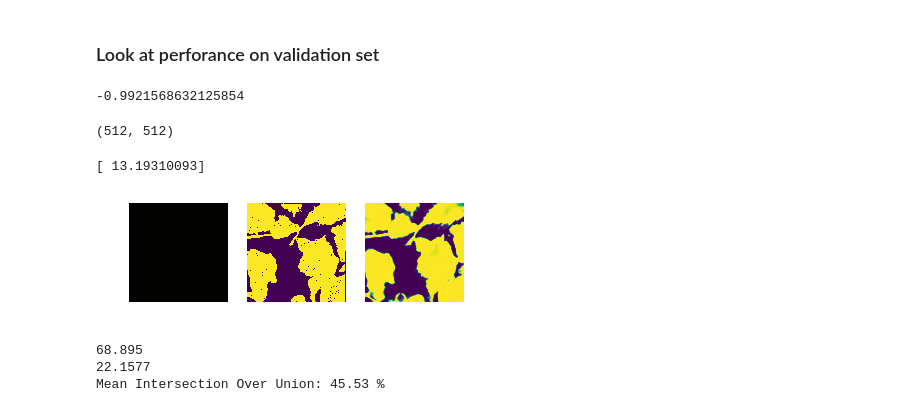
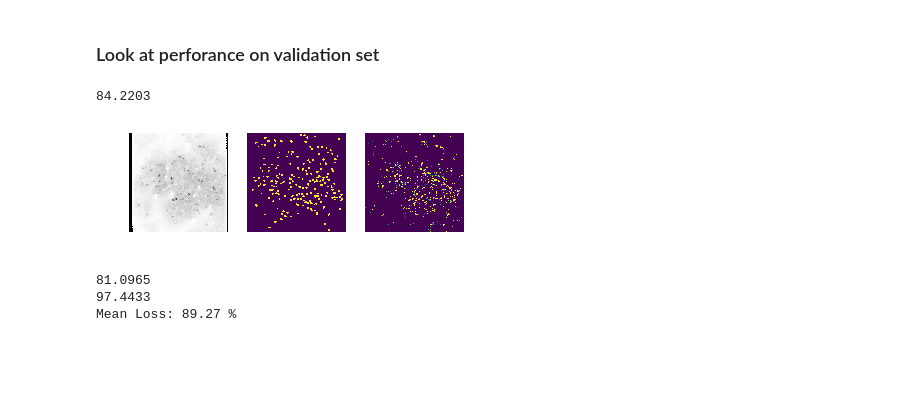
Before and after one commit to sofroniewn/pytorch-segmentation, a Jupyter notebook: notebook.ipynb, the cells around one changed output. Saved outputs shown, nothing was run; the diff lists cells and outputs as text; code cells hidden in the pictures; blank space fills up the shorter version.

```diff
--- a/notebook.ipynb
+++ b/notebook.ipynb
@@ -200,7 +173,7 @@ loss.backward()
 # %%
 from segmentation.main import train
 # %%
-for epoch in range(2):  # loop over the dataset multiple times
-    train(trainloader, net, criterion, optimizer, epoch)
+for epoch in range(200):  # loop over the dataset multiple times
+    train(trainloader, net, criterion, optimizer, epoch, 19)
 print('Finished Training')
 # %% [output]
@@ -210,7 +199,7 @@ Finished Training
 # %%
 import torch
 from os.path import join
-snapshot_name = 'UNet_1'
+snapshot_name = 'UNet_3'
 # %%
 torch.save(net.state_dict(), join(base, 'models', snapshot_name + '.pth'))
 torch.save(optimizer.state_dict(), join(base, 'models', 'opt_' + snapshot_name + '.pth'))
@@ -219,15 +208,20 @@ net.load_state_dict(torch.load(join(base, 'models', snapshot_name + '.pth'), map
 #optimizer.load_state_dict(torch.load(join(base, 'models', 'opt_' + snapshot_name + '.pth'), map_location={'cuda:0': 'cpu'}))
 # %% [markdown]
 ### Look at perforance on validation set
+# %%
+from torchvision import transforms
+import segmentation.transforms as extended_transforms
+
+input_transform = transforms.Compose(
+    [transforms.ToTensor(),
+     #transforms.Normalize((0.5, 0.5, 0.5), (0.5, 0.5, 0.5))])
+     ])
+target_transform = extended_transforms.MaskToTensor()
 # %%
-val_dataset = BroadDataset(base, 'val', joint_transform=joint_transform, input_transform=input_transform, target_transform=target_transform)
+val_dataset = BroadDataset(base, 'train', input_transform=input_transform, target_transform=target_transform)
 # %%
 from torch.autograd import Variable
 img, mask = val_dataset[0]
 output = net(Variable(img).unsqueeze(0))
 # %%
 prediction = F.sigmoid(output)
-# %%
-img.max()
-# %% [output]
--0.9921568632125854
@@ -238,22 +228,18 @@ img.max()
-# %%
-prediction.data.squeeze(1).squeeze(0).numpy().shape
-# %% [output]
-(512, 512)
 # %%
 ax = plt.subplot(1,3,1);
-plt.imshow(img.numpy().transpose(1,2,0))
+plt.imshow(255*img.numpy().transpose(1,2,0))
 ax.axis('off');
 ax = plt.subplot(1,3,2);
 plt.imshow(mask.numpy())
 ax.axis('off');
 ax = plt.subplot(1,3,3);
 plt.imshow(prediction.squeeze(0).squeeze(0).data.numpy())
 ax.axis('off');
 loss = criterion(output, Variable(mask).unsqueeze(0))
-print(loss.data.numpy())
+print(loss.data.numpy()[0])
 # %% [output]
-[ 13.19310093]
+84.2203
-[figure, old version]
+[figure, new version]
 # %%
 valloader = DataLoader(val_dataset, batch_size=1,
                                           shuffle=True, num_workers=2)
@@ -269,9 +255,9 @@ for data in valloader:
     total += labels.size(0)
     correct += loss
 
-print('Mean Intersection Over Union: %.2f %%' % (
+print('Mean Loss: %.2f %%' % (
     correct / total))
 # %% [output]
-68.895
-22.1577
-Mean Intersection Over Union: 45.53 %
+81.0965
+97.4433
+Mean Loss: 89.27 %
```
Also changed, not shown: parts of 18 cells of this notebook, 4 other files.
